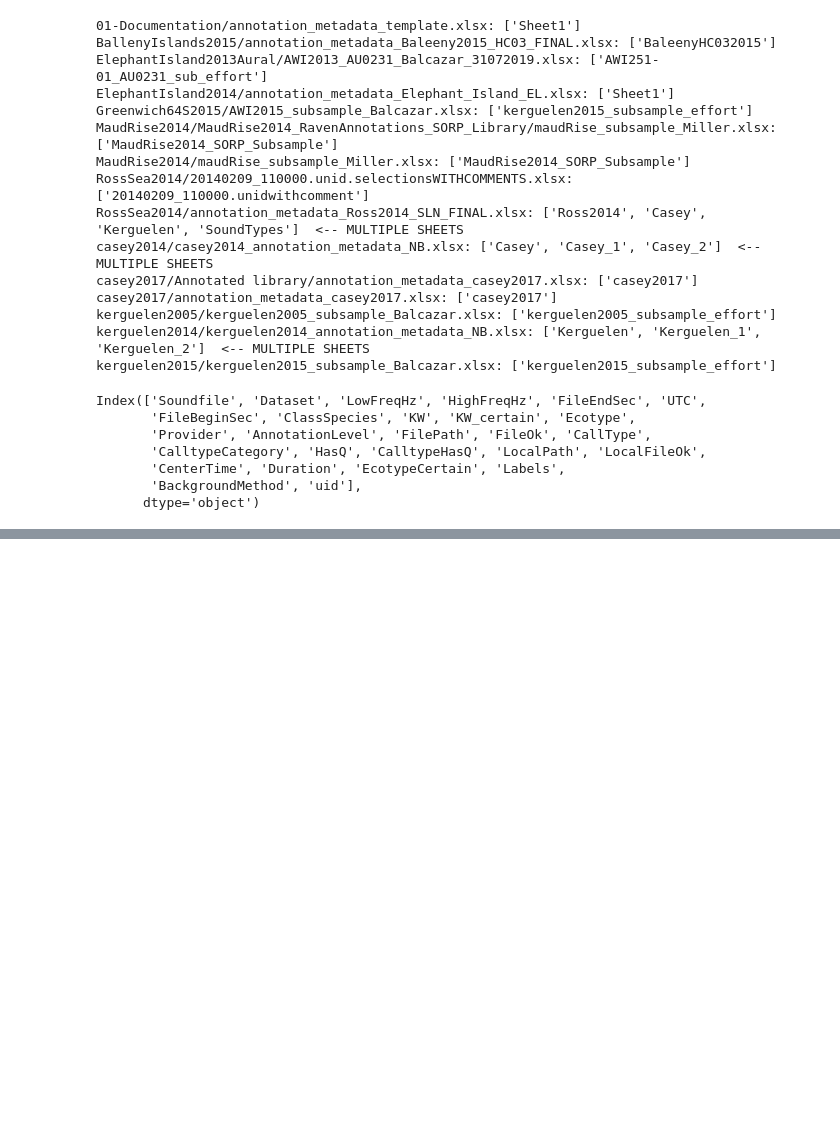
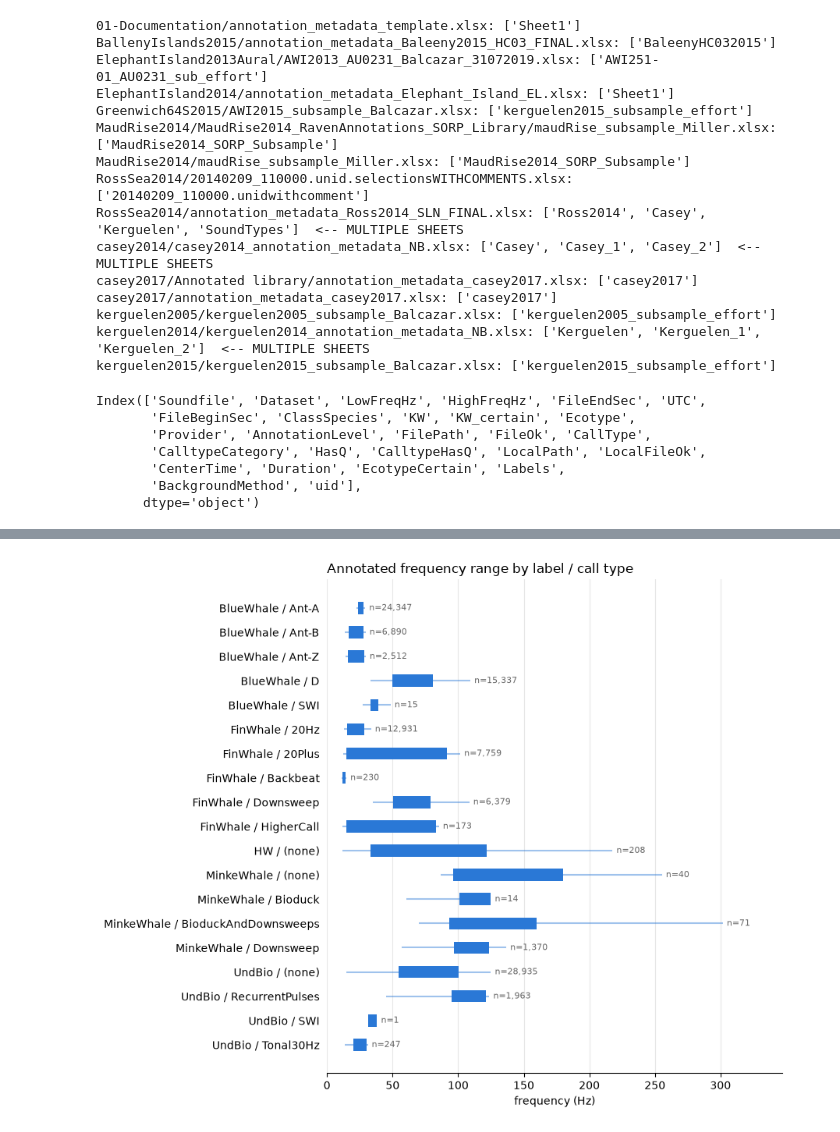
Before and after one commit to coastal-science/HALLO_encoder_collection, a Jupyter notebook: scripts/blue_fin_antartica/experimental/eda.ipynb, the cells around one changed output, grey strips where cells are left out. Cells and saved outputs as stored; diff of their text form; code cells hidden in the pictures; blank space fills up the shorter version.

```diff
--- a/scripts/blue_fin_antartica/experimental/eda.ipynb
+++ b/scripts/blue_fin_antartica/experimental/eda.ipynb
@@ -70,0 +80,17 @@ annot_df['Labels'].value_counts()
+# %%
+# freq range (annotation box LowFreqHz -> HighFreqHz) per label; Background windows have no box
+events = annot_df[annot_df["Labels"] != "Background"].copy()
+events["BandwidthHz"] = events["HighFreqHz"] - events["LowFreqHz"]
+
+def freq_summary(grouped):
+    return pd.DataFrame({
+        "n": grouped.size(),
+        "low_p05": grouped["LowFreqHz"].quantile(0.05),
+        "low_median": grouped["LowFreqHz"].median(),
+        "high_median": grouped["HighFreqHz"].median(),
+        "high_p95": grouped["HighFreqHz"].quantile(0.95),
+        "high_max": grouped["HighFreqHz"].max(),
+        "bandwidth_median": grouped["BandwidthHz"].median(),
+    }).round(1)
+
+freq_summary(events.groupby("Labels"))
@@ -70,0 +105,4 @@ annot_df['Labels'].value_counts()
+# %%
+# same, split by call type (labels like BlueWhale / FinWhale mix narrow tonal calls and wide downsweeps)
+by_calltype = freq_summary(events.groupby(["Labels", events["CallType"].fillna("(none)")]))
+by_calltype
@@ -70,0 +128,19 @@ annot_df['Labels'].value_counts()
+# %%
+import matplotlib.pyplot as plt
+
+# thick bar: median low -> median high; thin line: 5th pct of low -> 95th pct of high
+fig, ax = plt.subplots(figsize=(9, 0.32 * len(by_calltype) + 1.2))
+rows = by_calltype.iloc[::-1]
+names = [f"{label} / {calltype}" for label, calltype in rows.index]
+ax.hlines(names, rows["low_p05"], rows["high_p95"], color="#2a78d6", linewidth=1.5, alpha=0.45)
+ax.barh(names, rows["high_median"] - rows["low_median"], left=rows["low_median"], height=0.5, color="#2a78d6")
+for name, n, x in zip(names, rows["n"], rows["high_p95"]):
+    ax.text(x + 3, name, f"n={n:,}", va="center", fontsize=8, color="0.4")
+ax.set_xlim(0, rows["high_p95"].max() * 1.15)
+ax.set_xlabel("frequency (Hz)")
+ax.set_title("Annotated frequency range by label / call type", loc="left")
+ax.grid(axis="x", color="0.9"); ax.set_axisbelow(True)
+ax.spines[["top", "right", "left"]].set_visible(False); ax.tick_params(left=False)
+plt.tight_layout()
+# %% [output]
+[figure, added]
```
Also changed, not shown: parts of 3 cells of this notebook, 8 other files.
